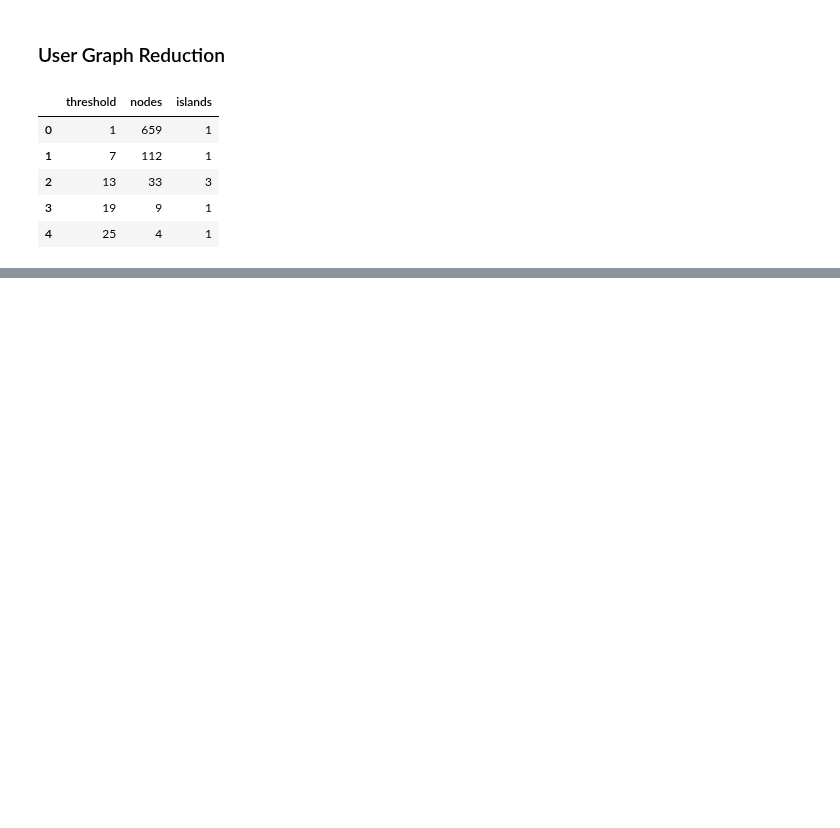
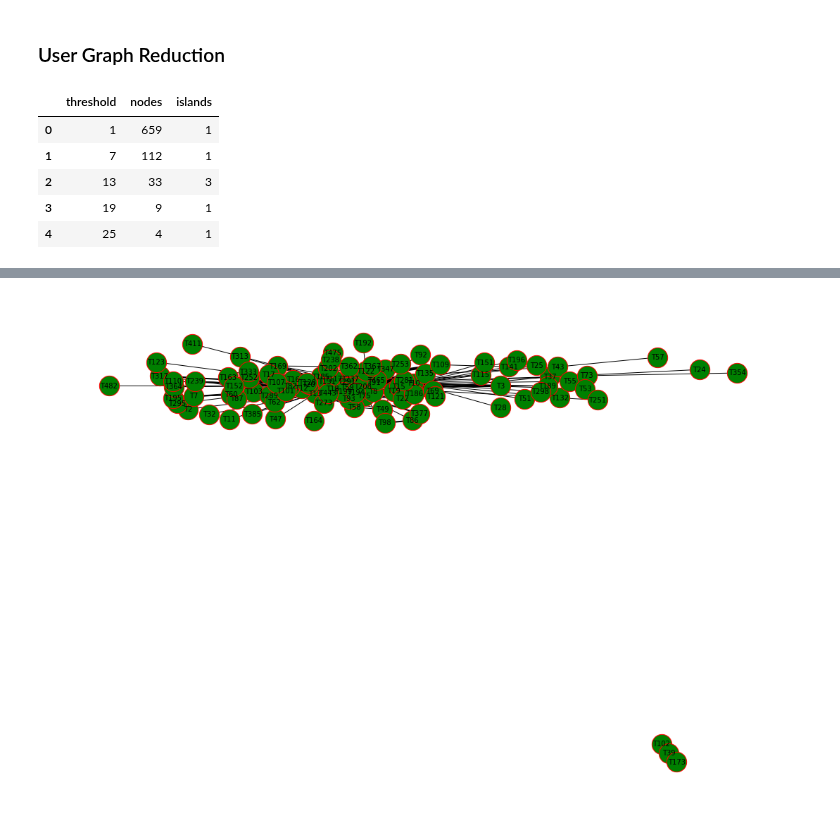
Before and after one commit to dsimband/DATA620_Group3, a Jupyter notebook: Week7_Project2/DATA620_Project2.ipynb, the cells around one changed output, grey strips where cells are left out. Cells and saved outputs as stored; diff of their text form; code cells hidden in the pictures; blank space fills up the shorter version.

```diff
--- a/Week7_Project2/DATA620_Project2.ipynb
+++ b/Week7_Project2/DATA620_Project2.ipynb
@@ -192,0 +242,22 @@ nx.draw(filter_U, pos=pos_U,
+# %%
+# variable for the target weight
+filter_weight = 8
+
+filter_T = trim_edges(T,filter_weight)
+
+# add the edge attributes
+edge_labels2 = nx.get_edge_attributes(filter_T, 'weight')
+
+# generate the weighted data
+weights=[edata['weight'] for f,t,edata in U.edges(data=True)]
+# %%
+pos_T = nx.spring_layout(filter_T)
+
+# plot the resulting filtered graph
+plt.figure(figsize = (15,10))
+nx.draw(filter_T, pos=pos_T,
+        with_labels=True, node_size = 800, node_color='green', edgecolors='red',
+        font_color='black', font_size=10,
+        edge_cmap=mpl.cm.Greys, width=weights, edge_vmin=0, edge_vmax=20)
+# %% [output]
+[figure, added]
```
Also changed, not shown: parts of 13 cells of this notebook.
